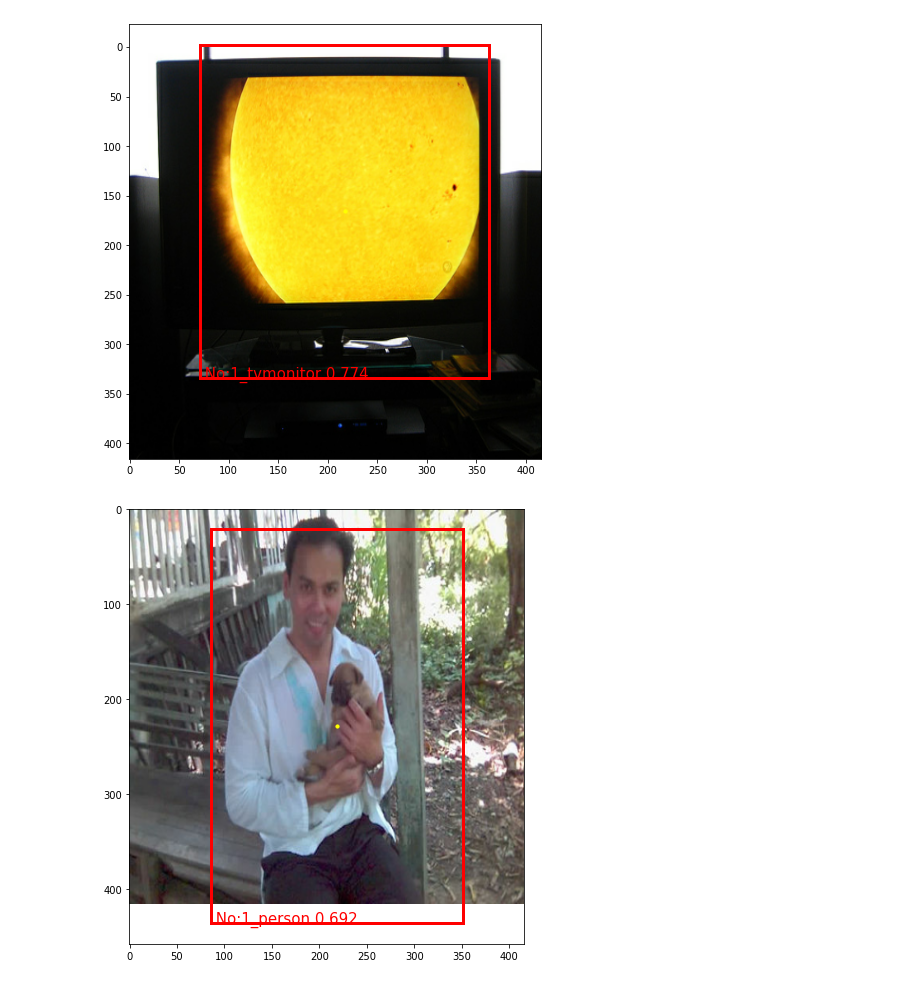
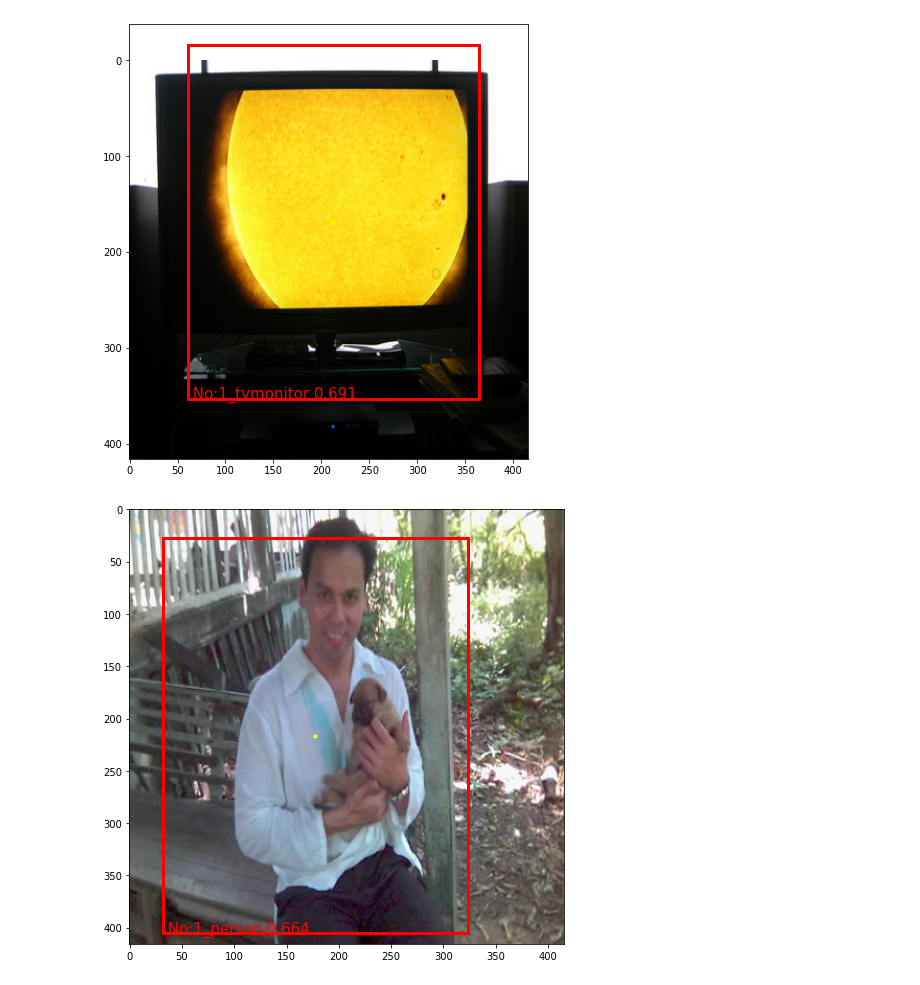
Before and after one commit to 00why00/YOLOv2-tensorflow, a Jupyter notebook: yolo-v2-predict.ipynb, the cells around one changed output. Cells and saved outputs as stored; diff of their text form; code cells hidden in the pictures.

Commit message:
update weights

```diff
--- a/yolo-v2-predict.ipynb
+++ b/yolo-v2-predict.ipynb
@@ -344,7 +344,7 @@ def yolo(config):
     yolo_model = tf.keras.models.Model(inputs=input_image, outputs=output)
     return yolo_model
 # %%
-weight_path = 'weight/training_1_epoch28_966.21136.h5'
+weight_path = 'weight/training_2_epoch257_131.29523.h5'
 cfg = Config()
 model = yolo(cfg)
 data_dir = 'VOCdevkit'
@@ -422,34 +422,34 @@ def display_img(input_img, model, score_threshold, iou_threshold, config):
     box_class_scores = K.max(box_scores, axis=-1) # 最好的分数
     prediction_mask = box_class_scores >= score_threshold
     boxes = tf.boolean_mask(boxes, prediction_mask)
     scores = tf.boolean_mask(box_class_scores, prediction_mask)
     classes = tf.boolean_mask(box_classes, prediction_mask)
 
     # NMS（非极大值抑制）
     selected_idx = tf.image.non_max_suppression(boxes, scores, 50, iou_threshold=iou_threshold)
     boxes = K.gather(boxes, selected_idx)  # [n, 4]
     scores = K.gather(scores, selected_idx)  # [n,]
     classes = K.gather(classes, selected_idx)  # [n,]
     _boxes = K.stack((0.5*(boxes[:,0] + boxes[:,2]),
                       0.5*(boxes[:,1] + boxes[:,3]),
                       boxes[:,2] - boxes[:,0],
                       boxes[:,3] - boxes[:,1]),
                       axis=-1) # x1, y1, x2, y2 ==> cx, cy, w, h
 
     plot_img(input_img, _boxes, classes, scores, config)
     return _boxes
 
 for bs_idx, (x,y) in enumerate(dataset_val):
     x, detector_mask, y_true_anchor_boxes, y_true_class_hot, y_true_boxes_all = transform(x, y, cfg)
 
     # 阈值的设定不能泛化，而且还识别错一个
-    score_threshold = 0.21
-    iou_threshold = 0.05
+    score_threshold = 0.3
+    iou_threshold = 0.2
 
     display_img(x[0], model, score_threshold, iou_threshold, cfg)
     if (bs_idx + 1) == 10:
         break
     plt.show()
 # %% [output]
-[figure, old version]
+[figure, new version]
-[figure, old version]
+[figure, new version]
```
Also changed, not shown: parts of 1 cell of this notebook.
